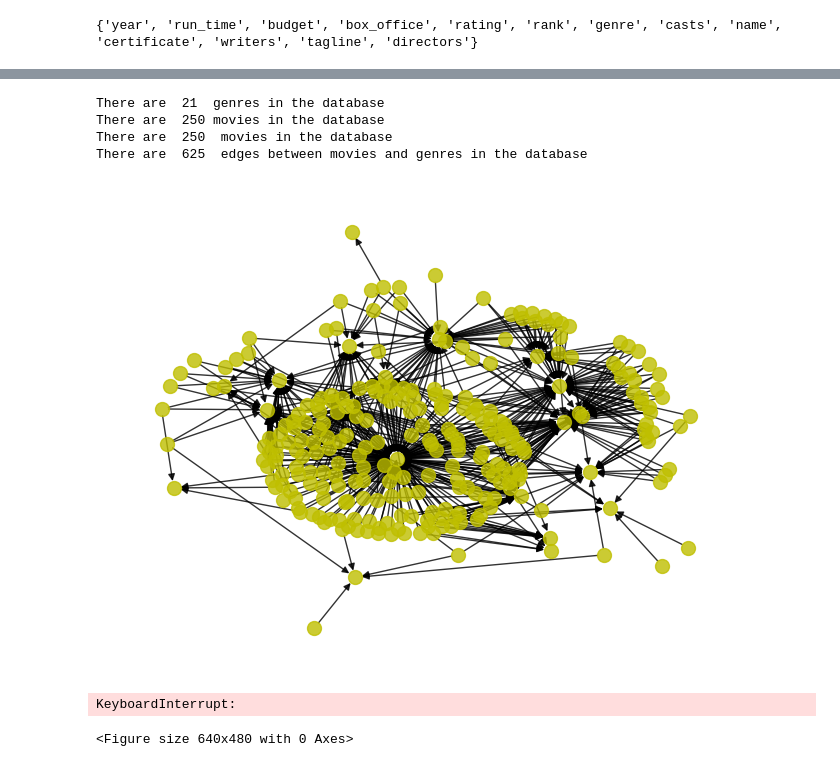
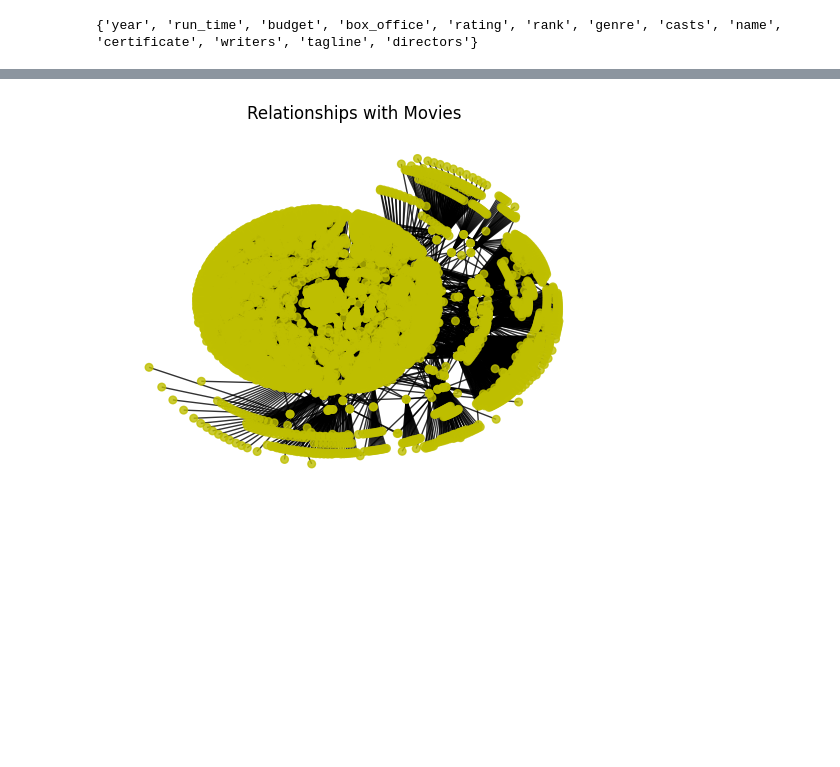
Before and after one commit to MichaelAGoodrich/GraphDataScience_withSNAP, a Jupyter notebook: GraphDataScience_Practice.ipynb, the cells around one changed output, grey strips where cells are left out. Cells and saved outputs as stored; diff of their text form; code cells hidden in the pictures; blank space fills up the shorter version.

```diff
--- a/GraphDataScience_Practice.ipynb
+++ b/GraphDataScience_Practice.ipynb
@@ -185,21 +137,0 @@ def get_movie_genre_edges(df):
-# %%
-
-from GraphManager import GraphManager
-genres = get_unique_genres(df)
-print("There are ",len(genres)," genres in the database")
-myGraphManager = GraphManager(directed_graph=True)
-myGraphManager.addNodes(genres)
-movies = get_movies_by_rank(df)
-myGraphManager.addNodes(movies)
-edge_set = get_movie_genre_edges(df)
-print("There are ",len(edge_set)," edges between movies and genres in the database")
-myGraphManager.addEdges(edge_set)
-myGraphManager.showPlot()
-# %% [output]
-There are  21  genres in the database
-There are  250 movies in the database
-There are  250  movies in the database
-There are  625  edges between movies and genres in the database
-[figure, removed]
-KeyboardInterrupt:
-<Figure size 640x480 with 0 Axes>
@@ -219,0 +138,8 @@ for node in G.nodes:
+# %%
+from DataScienceManager import DataScienceManager
+from NetworkUtilities import networkHandler
+
+manager = DataScienceManager('databases/IMDB Top 250 Movies.csv')
+manager.ShowUnifiedGraph(pause=False)
+# %% [output]
+[figure, added]
```
Also changed, not shown: parts of 14 cells of this notebook, 4 other files.
